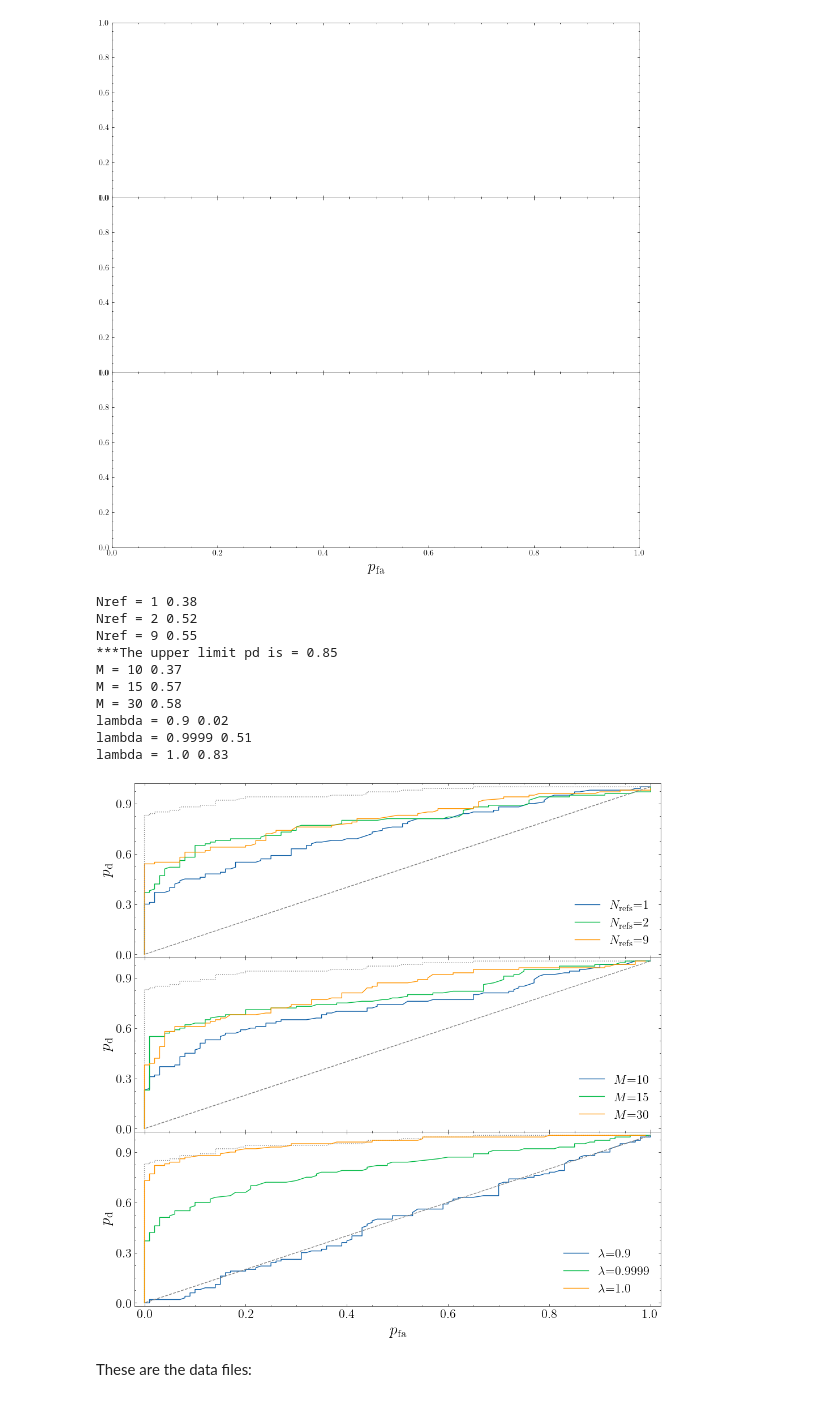
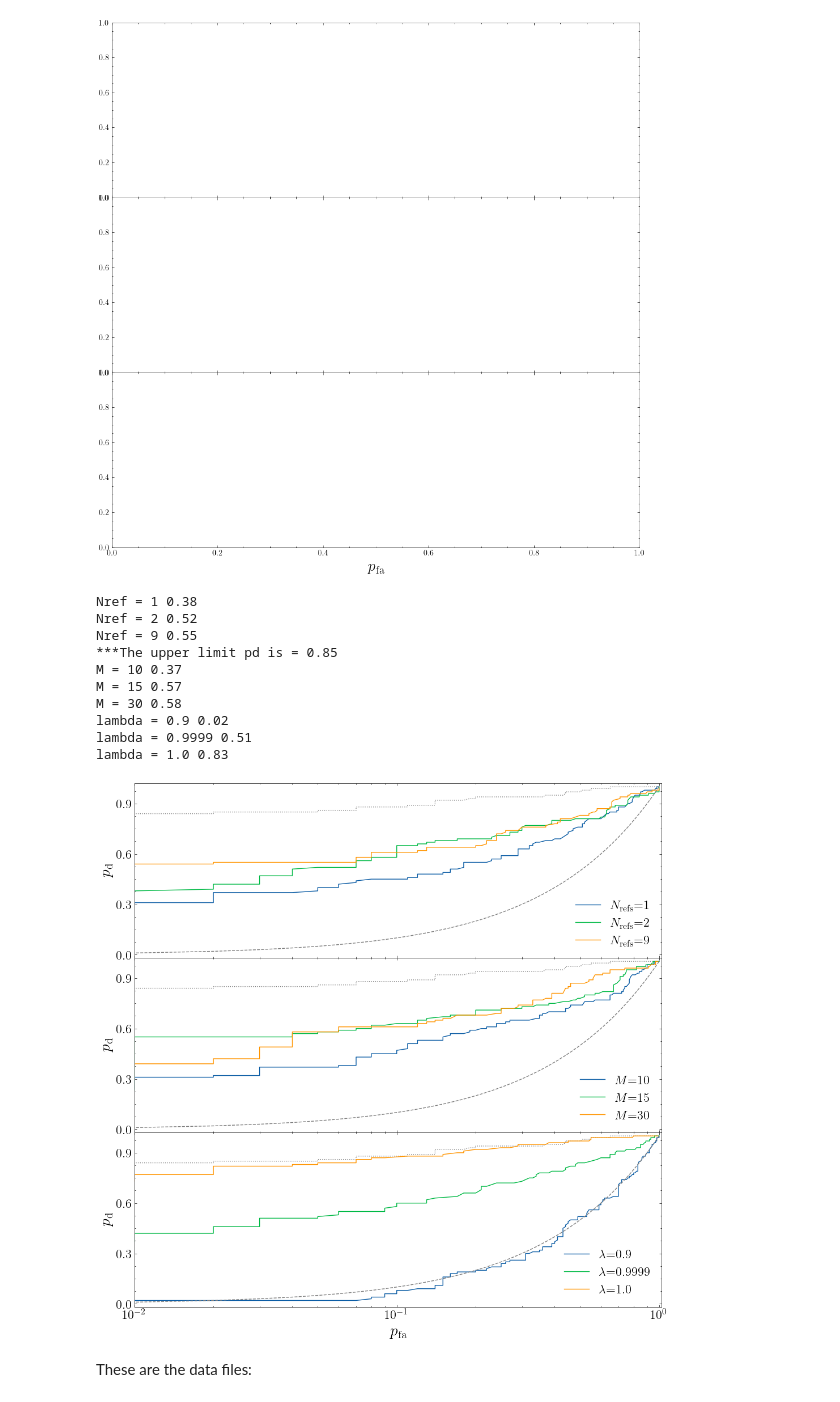
Before and after one commit to tomkimpson/ANC, a Jupyter notebook: src/plots_for_paper/all_plots_for_paper.ipynb, the cells around one changed output. Saved outputs shown, nothing was run; the diff lists cells and outputs as text; code cells hidden in the pictures.

```diff
--- a/src/plots_for_paper/all_plots_for_paper.ipynb
+++ b/src/plots_for_paper/all_plots_for_paper.ipynb
@@ -916,12 +910,14 @@ def load_and_plot(path,ax,identifier,legend_title,unit):
     ax.set_ylabel(r"$p_{\rm d}$",fontsize=fs)
     ax.axes.tick_params(axis="both", labelsize=fs-4)
     delta = 0.02
-    ax.set_xlim(0.0-delta,1.0+delta)
+    #ax.set_xlim(0.0-delta,1.0+delta)
     ax.set_ylim(0.0-delta,1.0+delta)
     ax.yaxis.set_major_locator(plt.MaxNLocator(4))
 
 
-    #ax.set_xscale('log')
+    ax.set_xscale('log')
+    ax.set_xlim(1e-2,1.0+delta)
+
 
 
 
@@ -1056,11 +1052,12 @@ ax.legend(fontsize=fs-4,loc='lower right')
 ax.set_ylabel(r"$p_{\rm d}$",fontsize=fs)
 ax.axes.tick_params(axis="both", labelsize=fs-4)
 delta = 0.02
-ax.set_xlim(0.0-delta,1.0+delta)
+#ax.set_xlim(0.0-delta,1.0+delta)
 ax.set_ylim(0.0-delta,1.0+delta)
 ax.yaxis.set_major_locator(plt.MaxNLocator(4))
 ax.grid(False)
-
+ax.set_xscale('log')
+ax.set_xlim(1e-2,1.0+delta)
 ####
 ####
 #Now plot M
@@ -1099,11 +1096,12 @@ ax.legend(fontsize=fs-4,loc='lower right')
 ax.set_ylabel(r"$p_{\rm d}$",fontsize=fs)
 ax.axes.tick_params(axis="both", labelsize=fs-4)
 delta = 0.02
-ax.set_xlim(0.0-delta,1.0+delta)
+#ax.set_xlim(0.0-delta,1.0+delta)
 ax.set_ylim(0.0-delta,1.0+delta)
 ax.yaxis.set_major_locator(plt.MaxNLocator(4))
 ax.grid(False)
-
+ax.set_xscale('log')
+ax.set_xlim(1e-2,1.0+delta)
 
 
 
@@ -1132,36 +1130,37 @@ for i in range(3):
     pd_critical = f(0.05) #what is the 5% pd?
 
     print('lambda =', labels[i], pd_critical)
 
 
 ax.plot(pfa[:,0],pfa[:,0],linestyle='dashed',c='0.5')
 ax.legend(fontsize=fs-4,loc='lower right')
 ax.set_ylabel(r"$p_{\rm d}$",fontsize=fs)
 ax.axes.tick_params(axis="both", labelsize=fs-4)
 delta = 0.02
-ax.set_xlim(0.0-delta,1.0+delta)
+#ax.set_xlim(0.0-delta,1.0+delta)
 ax.set_ylim(0.0-delta,1.0+delta)
 ax.yaxis.set_major_locator(plt.MaxNLocator(4))
 ax.grid(False)
 
-
+ax.set_xscale('log')
+ax.set_xlim(1e-2,1.0+delta)
 
 
 axes[-1].set_xlabel(r"$p_{\rm fa}$",fontsize=fs)
 plt.subplots_adjust(hspace=0.0,wspace=0.0)
 plt.savefig(f'../../data/images/roc_curve_filter_params',bbox_inches='tight',dpi=300)
 # %% [output]
 Nref = 1 0.38
 Nref = 2 0.52
 Nref = 9 0.55
 ***The upper limit pd is = 0.85
 M = 10 0.37
 M = 15 0.57
 M = 30 0.58
 lambda = 0.9 0.02
 lambda = 0.9999 0.51
 lambda = 1.0 0.83
-[figure, old version]
+[figure, new version]
 # %% [markdown]
 These are the data files:
 # %%
```
Also changed, not shown: parts of 2 cells of this notebook, 11 other files.
